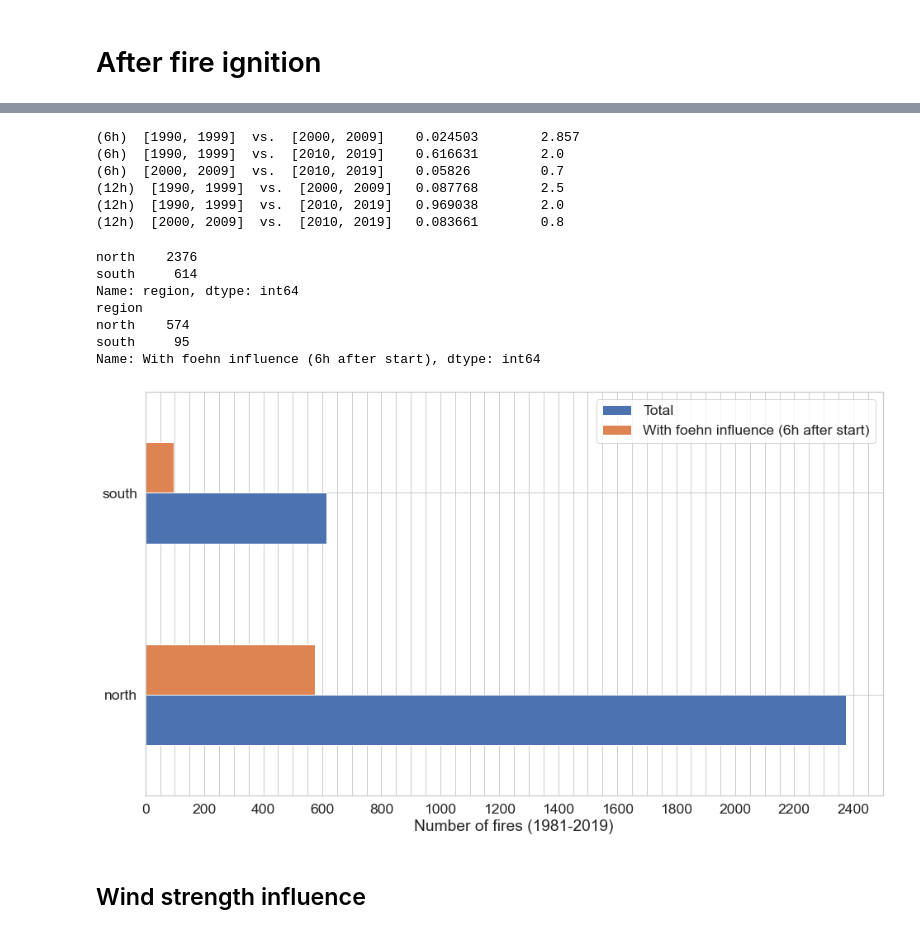
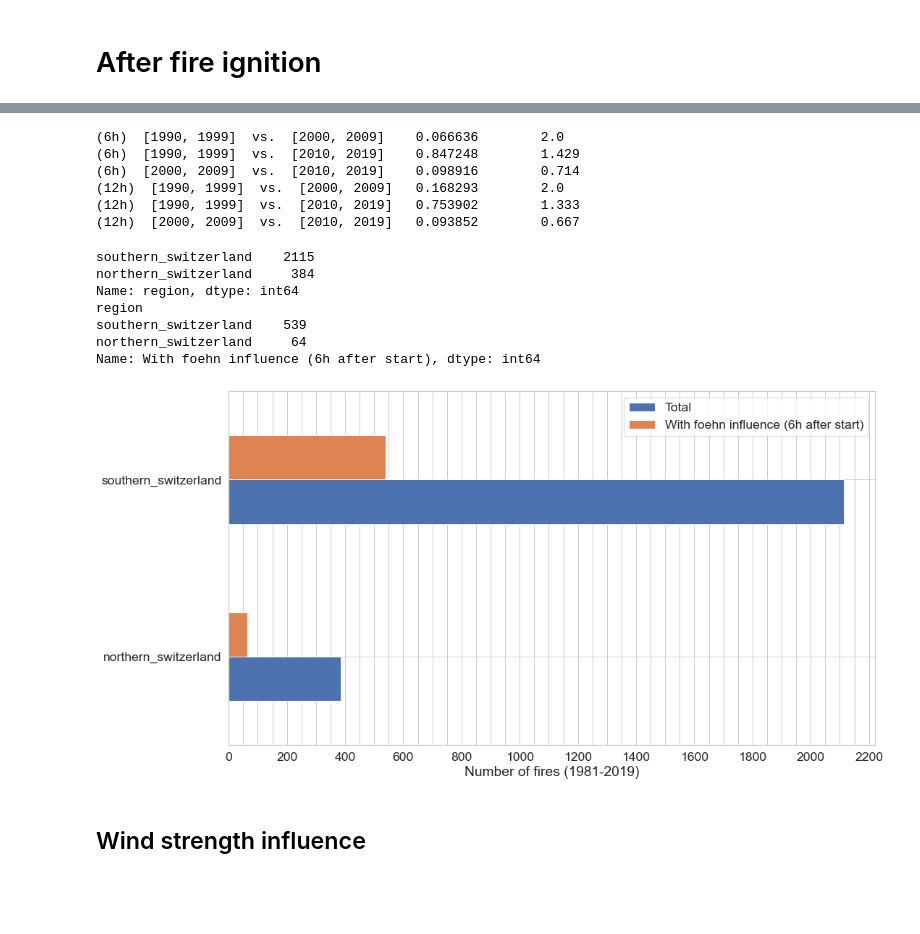
Before and after one commit to ch-mon/foehn-fire-impact, a Jupyter notebook: notebooks/02_descriptive_analysis/data_exploration.ipynb, the cells around one changed output, grey strips where cells are left out. Saved outputs shown, nothing was run; the diff lists cells and outputs as text; code cells hidden in the pictures; blank space fills up the shorter version.

```diff
--- a/notebooks/02_descriptive_analysis/data_exploration.ipynb
+++ b/notebooks/02_descriptive_analysis/data_exploration.ipynb
@@ -43,0 +56,6 @@ Foehn prevalent 24h before start of fire (%): 0.36811802806765026
+# %%
+from scipy import stats
+df["log_duration_min"] = np.log10(df["duration_min"])
+sns.regplot(x ="foehn_minutes_during_6_hours_after_start_of_fire", y="log_duration_min", data=df)
+df= df.dropna(subset=["foehn_minutes_during_6_hours_after_start_of_fire","log_duration_min"] )
+stats.linregress(df["foehn_minutes_during_6_hours_after_start_of_fire"], df["log_duration_min"])
@@ -161,39 +199,39 @@ var = "decade"
 for hours in [6,12]:
     test_foehn_within_variable(df, hours=hours, control_var=var, categories = control_var_categories[var][1:4])
 # %% [output]
-(6h)  [1990, 1999]  vs.  [2000, 2009]    0.024503        2.857
-(6h)  [1990, 1999]  vs.  [2010, 2019]    0.616631        2.0
-(6h)  [2000, 2009]  vs.  [2010, 2019]    0.05826         0.7
-(12h)  [1990, 1999]  vs.  [2000, 2009]   0.087768        2.5
-(12h)  [1990, 1999]  vs.  [2010, 2019]   0.969038        2.0
-(12h)  [2000, 2009]  vs.  [2010, 2019]   0.083661        0.8
+(6h)  [1990, 1999]  vs.  [2000, 2009]    0.066636        2.0
+(6h)  [1990, 1999]  vs.  [2010, 2019]    0.847248        1.429
+(6h)  [2000, 2009]  vs.  [2010, 2019]    0.098916        0.714
+(12h)  [1990, 1999]  vs.  [2000, 2009]   0.168293        2.0
+(12h)  [1990, 1999]  vs.  [2010, 2019]   0.753902        1.333
+(12h)  [2000, 2009]  vs.  [2010, 2019]   0.093852        0.667
 # %%
 # Predefined regions and stations therein
 # Eliminated stations:
-regions = context.config_loader.get("regions.json")
+regions = context.params["regions"]
 
 for region in regions.keys():
     for station in regions[region]:
         df.loc[(df["abbreviation"] == station), "region"] = region
 
 df_total = df.groupby("region").count()["total [ha]"].rename("Total")
 df_onlyfoehn = df.loc[df["foehn_minutes_during_6_hours_after_start_of_fire"]>0, :].groupby("region").count()["total [ha]"].rename("With foehn influence (6h after start)")
 pd.concat([df_total, df_onlyfoehn], axis=1).plot(kind="barh")
 plt.xlabel("Number of fires (1981-2019)")
 plt.ylabel("")
-plt.xticks(range(0,2550, 50), labels=[str(i) if i%200 == 0 else "" for i in range(0,2550, 50)])
+plt.xticks(range(0,2250, 50), labels=[str(i) if i%200 == 0 else "" for i in range(0,2250, 50)])
 print(df["region"].value_counts(dropna=False, normalize=False))
 
 print(df_onlyfoehn.sort_values(ascending=False))
 # %% [output]
-north    2376
-south     614
+southern_switzerland    2115
+northern_switzerland     384
 Name: region, dtype: int64
 region
-north    574
-south     95
+southern_switzerland    539
+northern_switzerland     64
 Name: With foehn influence (6h after start), dtype: int64
-[figure, old version]
+[figure, new version]
 # %% [markdown]
 ## Wind strength influence
 # %%
```
Also changed, not shown: parts of 25 cells of this notebook, 7 other files.
